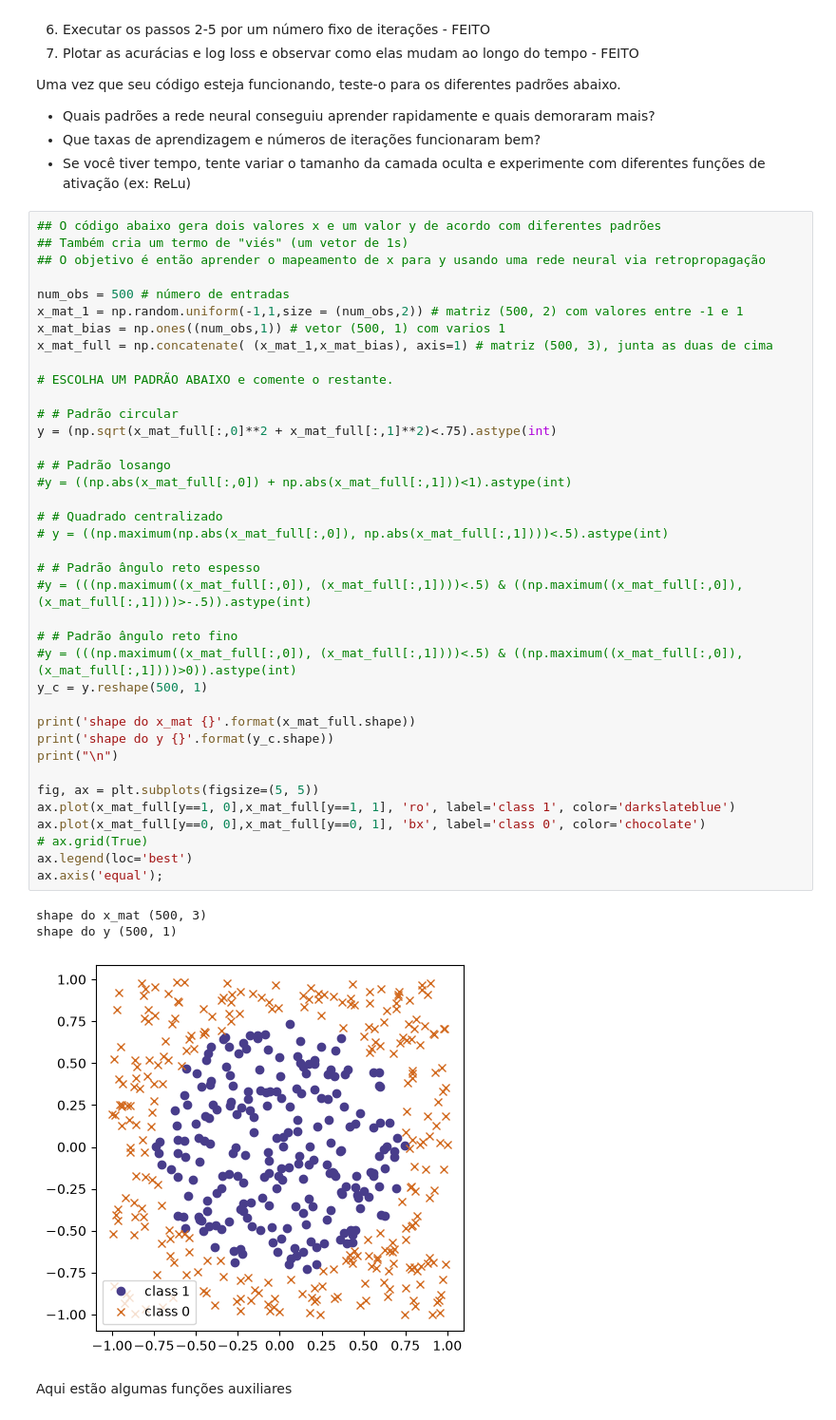
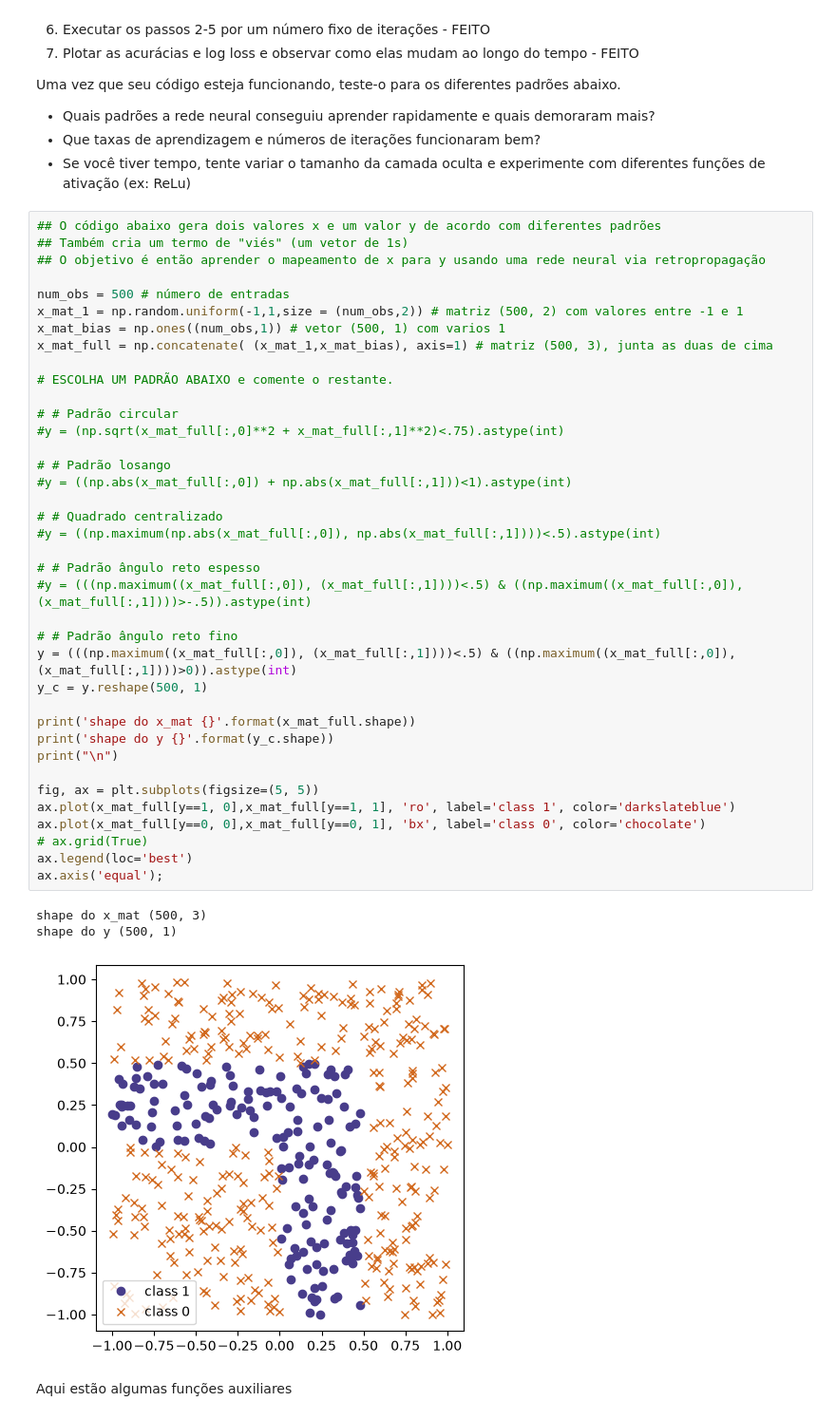
Before and after one commit to pedromarq40/deep-learning, a Jupyter notebook: listas/lista2.ipynb, the cells around one changed output. Shown at 95% size. Saved outputs shown, nothing was run; the diff lists cells and outputs as text.

```diff
--- a/listas/lista2.ipynb
+++ b/listas/lista2.ipynb
@@ -34,37 +34,37 @@ x_mat_bias = np.ones((num_obs,1)) # vetor (500, 1) com varios 1
 x_mat_full = np.concatenate( (x_mat_1,x_mat_bias), axis=1) # matriz (500, 3), junta as duas de cima
 
 # ESCOLHA UM PADRÃO ABAIXO e comente o restante.
 
 # # Padrão circular
-y = (np.sqrt(x_mat_full[:,0]**2 + x_mat_full[:,1]**2)<.75).astype(int)
+#y = (np.sqrt(x_mat_full[:,0]**2 + x_mat_full[:,1]**2)<.75).astype(int)
 
 # # Padrão losango
 #y = ((np.abs(x_mat_full[:,0]) + np.abs(x_mat_full[:,1]))<1).astype(int)
 
 # # Quadrado centralizado
-# y = ((np.maximum(np.abs(x_mat_full[:,0]), np.abs(x_mat_full[:,1])))<.5).astype(int)
+#y = ((np.maximum(np.abs(x_mat_full[:,0]), np.abs(x_mat_full[:,1])))<.5).astype(int)
 
 # # Padrão ângulo reto espesso
 #y = (((np.maximum((x_mat_full[:,0]), (x_mat_full[:,1])))<.5) & ((np.maximum((x_mat_full[:,0]), (x_mat_full[:,1])))>-.5)).astype(int)
 
 # # Padrão ângulo reto fino
-#y = (((np.maximum((x_mat_full[:,0]), (x_mat_full[:,1])))<.5) & ((np.maximum((x_mat_full[:,0]), (x_mat_full[:,1])))>0)).astype(int)
+y = (((np.maximum((x_mat_full[:,0]), (x_mat_full[:,1])))<.5) & ((np.maximum((x_mat_full[:,0]), (x_mat_full[:,1])))>0)).astype(int)
 y_c = y.reshape(500, 1)
 
 print('shape do x_mat {}'.format(x_mat_full.shape))
 print('shape do y {}'.format(y_c.shape))
 print("\n")
 
 fig, ax = plt.subplots(figsize=(5, 5))
 ax.plot(x_mat_full[y==1, 0],x_mat_full[y==1, 1], 'ro', label='class 1', color='darkslateblue')
 ax.plot(x_mat_full[y==0, 0],x_mat_full[y==0, 1], 'bx', label='class 0', color='chocolate')
 # ax.grid(True)
 ax.legend(loc='best')
 ax.axis('equal');
 # %% [output]
 shape do x_mat (500, 3)
 shape do y (500, 1)
-[figure, old version]
+[figure, new version]
 # %% [markdown]
 Aqui estão algumas funções auxiliares
 # %%
```
Also changed, not shown: parts of 3 cells of this notebook, 4 other files.
